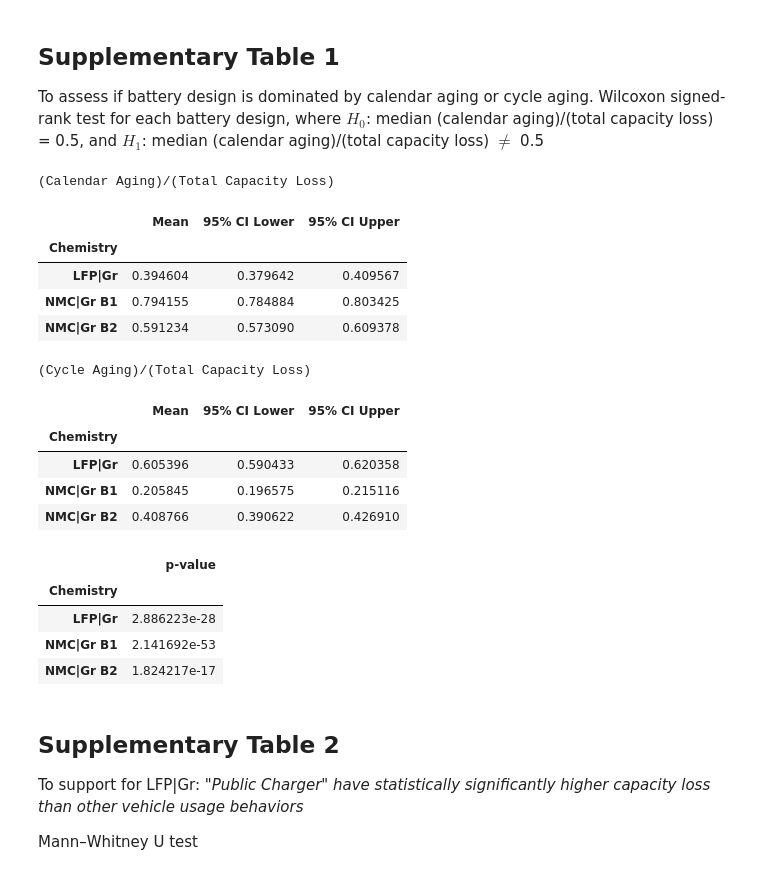
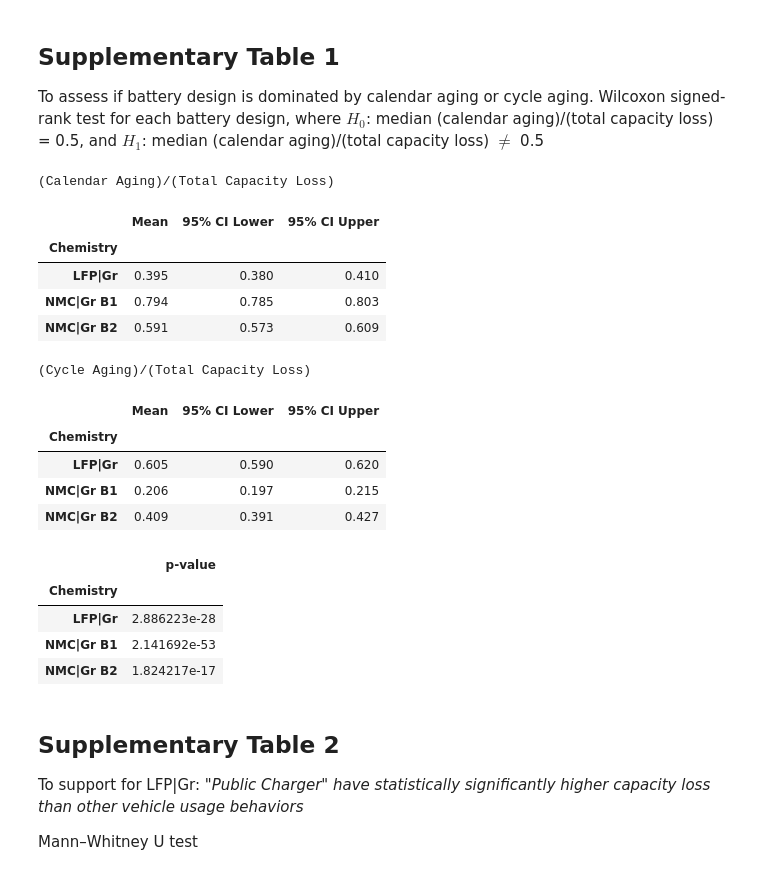
Before and after one commit to clementwong/california-v2g-journal, a Jupyter notebook: notebooks/generate_SI_data_analyses.ipynb, the cells around one changed output. Drawn from its saved outputs; the diff is of its cells as text; code cells hidden in the pictures.

```diff
--- a/notebooks/generate_SI_data_analyses.ipynb
+++ b/notebooks/generate_SI_data_analyses.ipynb
@@ -115,48 +115,48 @@ for chemistry in chemistry_array:
     # Append results to the records list
 
     cal_aging_proportion_records.append({
         'Chemistry': chemistry,
-        'Mean': mean_val,
-        '95% CI Lower': ci_low,
-        '95% CI Upper': ci_high,
+        'Mean': round(mean_val,3),
+        '95% CI Lower': round(ci_low,3),
+        '95% CI Upper': round(ci_high,3),
     })
 
     cyc_aging_proportion_records.append({
         'Chemistry': chemistry,
-        'Mean': 1-mean_val,
-        '95% CI Lower': 1-ci_high,
-        '95% CI Upper': 1-ci_low,
+        'Mean': round(1-mean_val,3),
+        '95% CI Lower': round(1-ci_high,3),
+        '95% CI Upper': round(1-ci_low,3),
     })
     p_value_records.append({
         'Chemistry': chemistry,
         'p-value': p_value,
 
     })
 
 print ('(Calendar Aging)/(Total Capacity Loss)')
 # Compile into a final DataFrame
 cal_aging_proportion_df = pd.DataFrame(cal_aging_proportion_records).set_index('Chemistry')
 display(cal_aging_proportion_df)
 
 print ('(Cycle Aging)/(Total Capacity Loss)')
 cyc_aging_proportion_df = pd.DataFrame(cyc_aging_proportion_records).set_index('Chemistry')
 display(cyc_aging_proportion_df)
 
 p_value_df = pd.DataFrame(p_value_records).set_index('Chemistry')
 display(p_value_df)
 # %% [output]
 (Calendar Aging)/(Total Capacity Loss)
 |  | Mean | 95% CI Lower | 95% CI Upper |
 | Chemistry |  |  |  |
-| LFP|Gr | 0.394604 | 0.379642 | 0.409567 |
-| NMC|Gr B1 | 0.794155 | 0.784884 | 0.803425 |
-| NMC|Gr B2 | 0.591234 | 0.573090 | 0.609378 |
+| LFP|Gr | 0.395 | 0.380 | 0.410 |
+| NMC|Gr B1 | 0.794 | 0.785 | 0.803 |
+| NMC|Gr B2 | 0.591 | 0.573 | 0.609 |
 (Cycle Aging)/(Total Capacity Loss)
 |  | Mean | 95% CI Lower | 95% CI Upper |
 | Chemistry |  |  |  |
-| LFP|Gr | 0.605396 | 0.590433 | 0.620358 |
-| NMC|Gr B1 | 0.205845 | 0.196575 | 0.215116 |
-| NMC|Gr B2 | 0.408766 | 0.390622 | 0.426910 |
+| LFP|Gr | 0.605 | 0.590 | 0.620 |
+| NMC|Gr B1 | 0.206 | 0.197 | 0.215 |
+| NMC|Gr B2 | 0.409 | 0.391 | 0.427 |
 |  | p-value |
 | Chemistry |  |
 | LFP|Gr | 2.886223e-28 |
```
Also changed, not shown: parts of 2 cells of this notebook.
